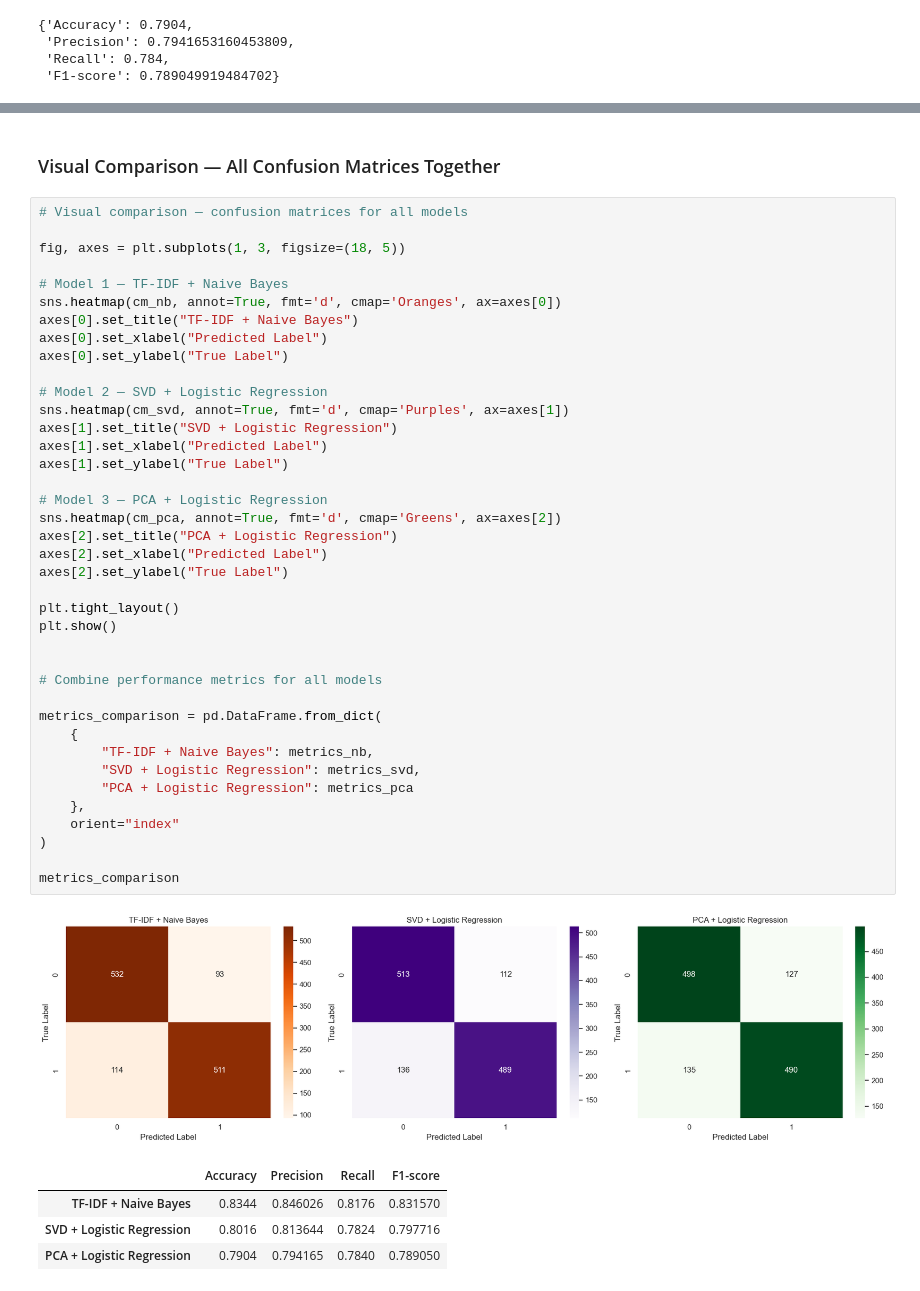
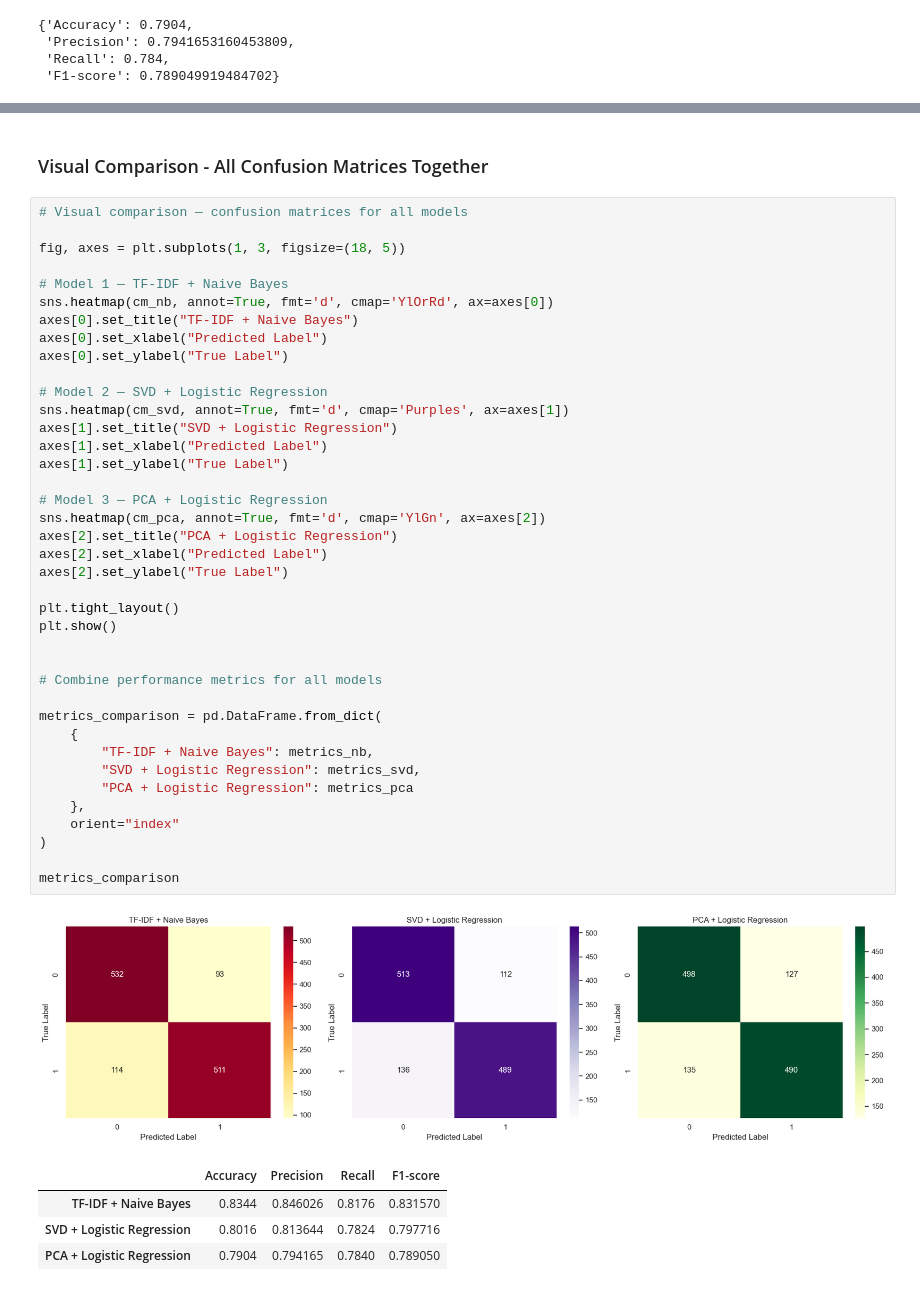
Before and after one commit to Sabrina1911/Group-Project---Natural-Language-Processing_AmazonPolarity, a Jupyter notebook: notebooks/Classification_amazonpolarity.ipynb, the cells around one changed output, grey strips where cells are left out. Cells and saved outputs as stored; diff of their text form.

```diff
--- a/notebooks/Classification_amazonpolarity.ipynb
+++ b/notebooks/Classification_amazonpolarity.ipynb
@@ -897,48 +897,48 @@ Compared to both TF-IDF + NAIVE BAYES BASELINE AND svd + logistic regression mod
 This is expected as PCA focuses on maimizing variance rather than capturing semantic relationships between words and documents.
 Overall PCA is less effective than SVD For dimesionality reduction in text classification , reinforcing the idea that techniques designed specefically for sparse text data perform better in NLP Tasks
 # %% [markdown]
-### Visual Comparison — All Confusion Matrices Together
+### Visual Comparison - All Confusion Matrices Together
 # %%
 # Visual comparison — confusion matrices for all models
 
 fig, axes = plt.subplots(1, 3, figsize=(18, 5))
 
 # Model 1 — TF-IDF + Naive Bayes
-sns.heatmap(cm_nb, annot=True, fmt='d', cmap='Oranges', ax=axes[0])
+sns.heatmap(cm_nb, annot=True, fmt='d', cmap='YlOrRd', ax=axes[0])
 axes[0].set_title("TF-IDF + Naive Bayes")
 axes[0].set_xlabel("Predicted Label")
 axes[0].set_ylabel("True Label")
 
 # Model 2 — SVD + Logistic Regression
 sns.heatmap(cm_svd, annot=True, fmt='d', cmap='Purples', ax=axes[1])
 axes[1].set_title("SVD + Logistic Regression")
 axes[1].set_xlabel("Predicted Label")
 axes[1].set_ylabel("True Label")
 
 # Model 3 — PCA + Logistic Regression
-sns.heatmap(cm_pca, annot=True, fmt='d', cmap='Greens', ax=axes[2])
+sns.heatmap(cm_pca, annot=True, fmt='d', cmap='YlGn', ax=axes[2])
 axes[2].set_title("PCA + Logistic Regression")
 axes[2].set_xlabel("Predicted Label")
 axes[2].set_ylabel("True Label")
 
 plt.tight_layout()
 plt.show()
 
 
 # Combine performance metrics for all models
 
 metrics_comparison = pd.DataFrame.from_dict(
     {
         "TF-IDF + Naive Bayes": metrics_nb,
         "SVD + Logistic Regression": metrics_svd,
         "PCA + Logistic Regression": metrics_pca
     },
     orient="index"
 )
 
 metrics_comparison
 # %% [output]
-[figure, old version]
+[figure, new version]
 |  | Accuracy | Precision | Recall | F1-score |
 | TF-IDF + Naive Bayes | 0.8344 | 0.846026 | 0.8176 | 0.831570 |
 | SVD + Logistic Regression | 0.8016 | 0.813644 | 0.7824 | 0.797716 |
```
Also changed, not shown: parts of 1 cell of this notebook.
